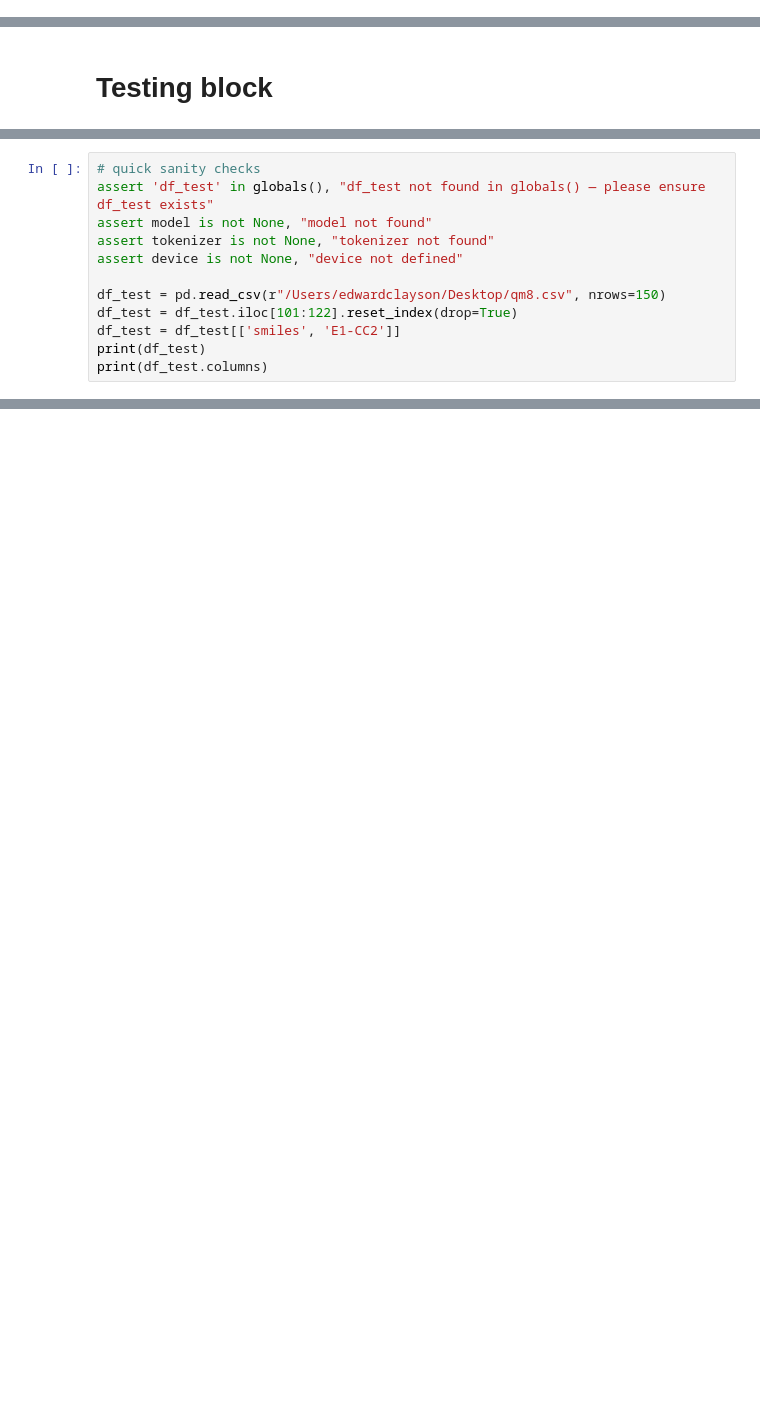
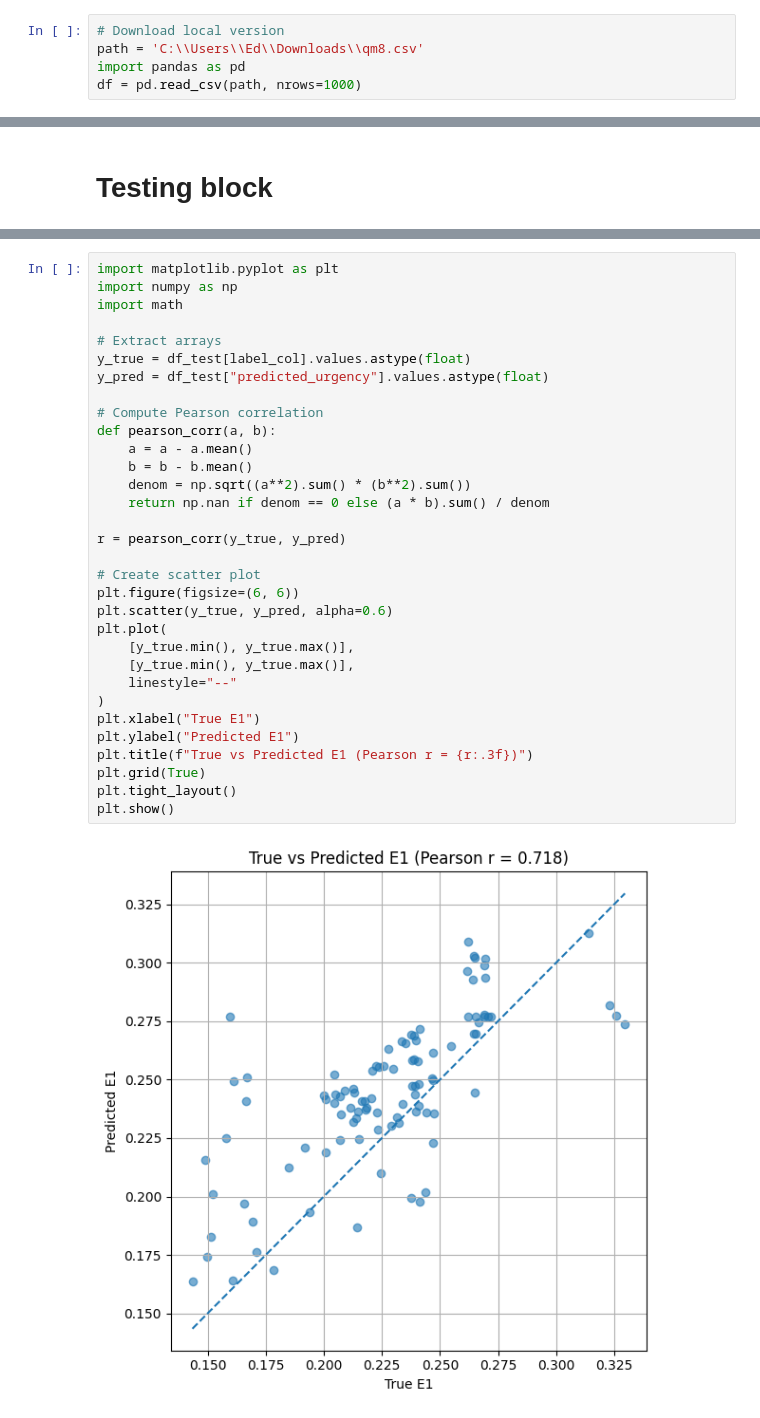
Before and after one commit to zcqsacl/Computational-Chemistry, a Jupyter notebook: neural.ipynb, the cells around one changed output, grey strips where cells are left out. Cells and saved outputs as stored; diff of their text form; blank space fills up the shorter version.

```diff
--- a/neural.ipynb
+++ b/neural.ipynb
@@ -1,3 +22,8 @@
+# %%
+# Download local version
+path = 'C:\\Users\\Ed\\Downloads\\qm8.csv'
+import pandas as pd
+df = pd.read_csv(path, nrows=1000)
 # %%
 import pandas as pd
 import kagglehub
@@ -421,12 +586,0 @@ df_test.to_excel("~/Desktop/my_results.xlsx", index=False, engine="openpyxl")
-# %%
-# quick sanity checks
-assert 'df_test' in globals(), "df_test not found in globals() — please ensure df_test exists"
-assert model is not None, "model not found"
-assert tokenizer is not None, "tokenizer not found"
-assert device is not None, "device not defined"
-
-df_test = pd.read_csv(r"/Users/edwardclayson/Desktop/qm8.csv", nrows=150)
-df_test = df_test.iloc[101:122].reset_index(drop=True)
-df_test = df_test[['smiles', 'E1-CC2']]
-print(df_test)
-print(df_test.columns)
@@ -450,0 +589,34 @@ Index(['smiles', 'E1-CC2'], dtype='object')
+# %%
+import matplotlib.pyplot as plt
+import numpy as np
+import math
+
+# Extract arrays
+y_true = df_test[label_col].values.astype(float)
+y_pred = df_test["predicted_urgency"].values.astype(float)
+
+# Compute Pearson correlation
+def pearson_corr(a, b):
+    a = a - a.mean()
+    b = b - b.mean()
+    denom = np.sqrt((a**2).sum() * (b**2).sum())
+    return np.nan if denom == 0 else (a * b).sum() / denom
+
+r = pearson_corr(y_true, y_pred)
+
+# Create scatter plot
+plt.figure(figsize=(6, 6))
+plt.scatter(y_true, y_pred, alpha=0.6)
+plt.plot(
+    [y_true.min(), y_true.max()],
+    [y_true.min(), y_true.max()],
+    linestyle="--"
+)
+plt.xlabel("True E1")
+plt.ylabel("Predicted E1")
+plt.title(f"True vs Predicted E1 (Pearson r = {r:.3f})")
+plt.grid(True)
+plt.tight_layout()
+plt.show()
+# %% [output]
+[figure, added]
```
Also changed, not shown: parts of 16 cells of this notebook.
